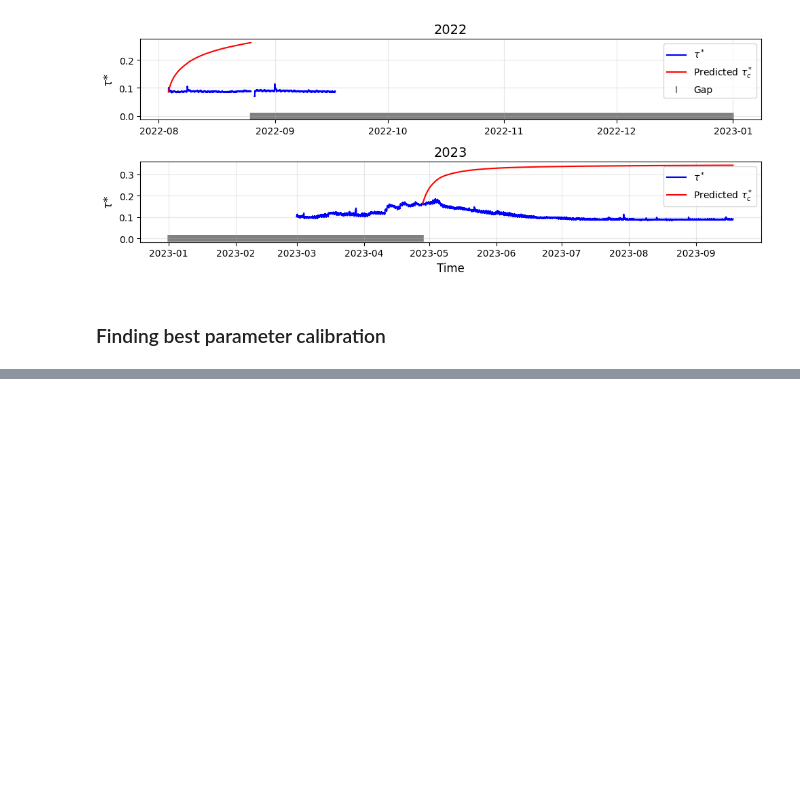
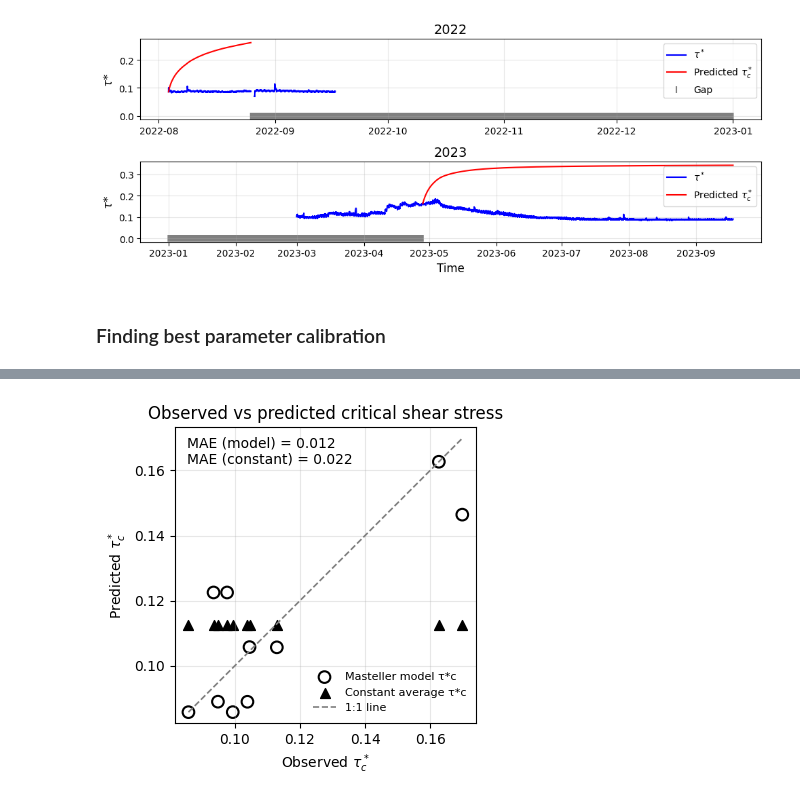
Before and after one commit to nicole-hucke/shear_stress_paper, a Jupyter notebook: antecedent_conditions/masteller2025_data/masteller_model/masteller_model.ipynb, the cells around one changed output, grey strips where cells are left out. Cells and saved outputs as stored; diff of their text form; code cells hidden in the pictures; blank space fills up the shorter version.

```diff
--- a/antecedent_conditions/masteller2025_data/masteller_model/masteller_model.ipynb
+++ b/antecedent_conditions/masteller2025_data/masteller_model/masteller_model.ipynb
@@ -329,0 +452,27 @@ plt.show()
+# %%
+# axis limits for 1:1 line
+vmin = min(tau_c_obs.min(), tau_c_model_pred.min())
+vmax = max(tau_c_obs.max(), tau_c_model_pred.max())
+
+plt.figure(figsize=(4, 4))
+
+# masteller model
+plt.scatter(tau_c_obs, tau_c_model_pred, facecolors="none", edgecolors="black", s=70, linewidth=1.5, label="Masteller model τ*c")
+# constant τ*c
+plt.scatter(tau_c_obs, tau_c_const_pred, color="black", s=50, marker="^", label="Constant average τ*c")
+# 1:1 line
+plt.plot([vmin, vmax], [vmin, vmax], linestyle="--", color="gray", linewidth=1.2, label="1:1 line")
+
+plt.text(0.04, 0.97, f"MAE (model) = {mae_model:.3f}\nMAE (constant) = {mae_const:.3f}", transform=plt.gca().transAxes, verticalalignment="top")
+
+plt.xlabel("Observed $\\tau^*_c$")
+plt.ylabel("Predicted $\\tau^*_c$")
+plt.title("Observed vs predicted critical shear stress")
+plt.legend(frameon=False, fontsize=8)
+plt.grid(alpha=0.3)
+plt.axis("equal")
+
+plt.tight_layout()
+plt.show()
+# %% [output]
+[figure, added]
```
Also changed, not shown: parts of 17 cells of this notebook, 4 other files.
